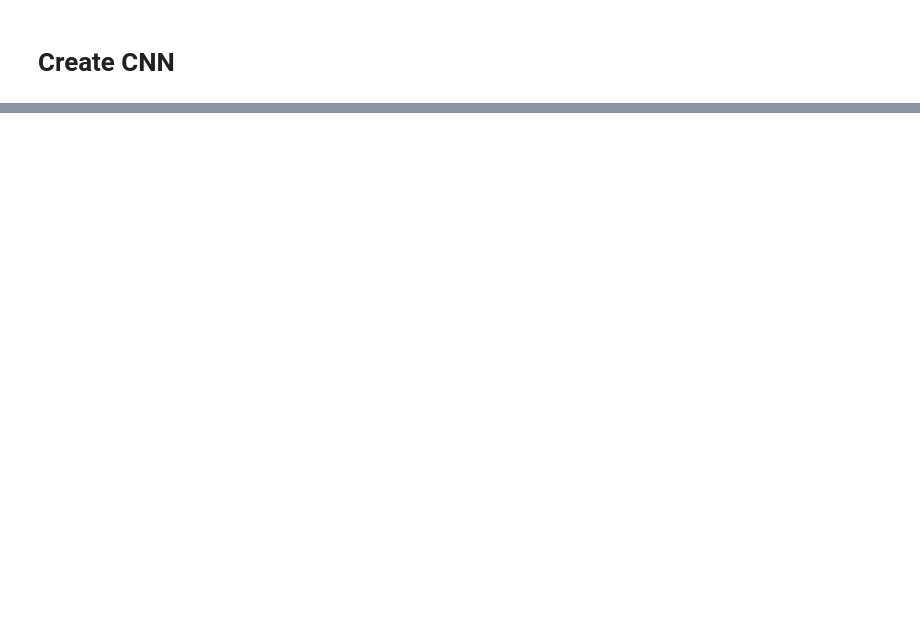
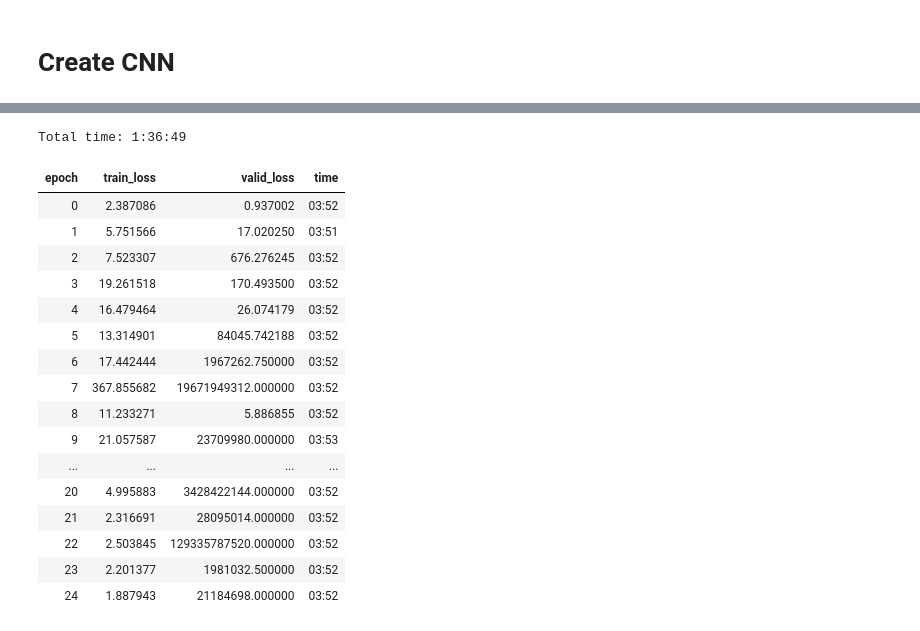
Before and after one commit to marianokamp/play, a Jupyter notebook: cams/counting_rectangles/count_rectangles_comparing_architectures-152.ipynb, the cells around one changed output, grey strips where cells are left out. Drawn from its saved outputs; the diff is of its cells as text; code cells hidden in the pictures; blank space fills up the shorter version.

```diff
--- a/cams/counting_rectangles/count_rectangles_comparing_architectures-152.ipynb
+++ b/cams/counting_rectangles/count_rectangles_comparing_architectures-152.ipynb
@@ -175,0 +130,2 @@ plot_results(losses, "All")
+# %%
+model.load('50k1')
@@ -175,0 +150,21 @@ plot_results(losses, "All")
+# %%
+model.fit_one_cycle(25, lr, wd=0)
+# %% [output]
+Total time: 1:36:49
+| epoch | train_loss | valid_loss | time |
+| 0 | 2.387086 | 0.937002 | 03:52 |
+| 1 | 5.751566 | 17.020250 | 03:51 |
+| 2 | 7.523307 | 676.276245 | 03:52 |
+| 3 | 19.261518 | 170.493500 | 03:52 |
+| 4 | 16.479464 | 26.074179 | 03:52 |
+| 5 | 13.314901 | 84045.742188 | 03:52 |
+| 6 | 17.442444 | 1967262.750000 | 03:52 |
+| 7 | 367.855682 | 19671949312.000000 | 03:52 |
+| 8 | 11.233271 | 5.886855 | 03:52 |
+| 9 | 21.057587 | 23709980.000000 | 03:53 |
+| ... | ... | ... | ... |
+| 20 | 4.995883 | 3428422144.000000 | 03:52 |
+| 21 | 2.316691 | 28095014.000000 | 03:52 |
+| 22 | 2.503845 | 129335787520.000000 | 03:52 |
+| 23 | 2.201377 | 1981032.500000 | 03:52 |
+| 24 | 1.887943 | 21184698.000000 | 03:52 |
```
Also changed, not shown: parts of 27 cells of this notebook.
